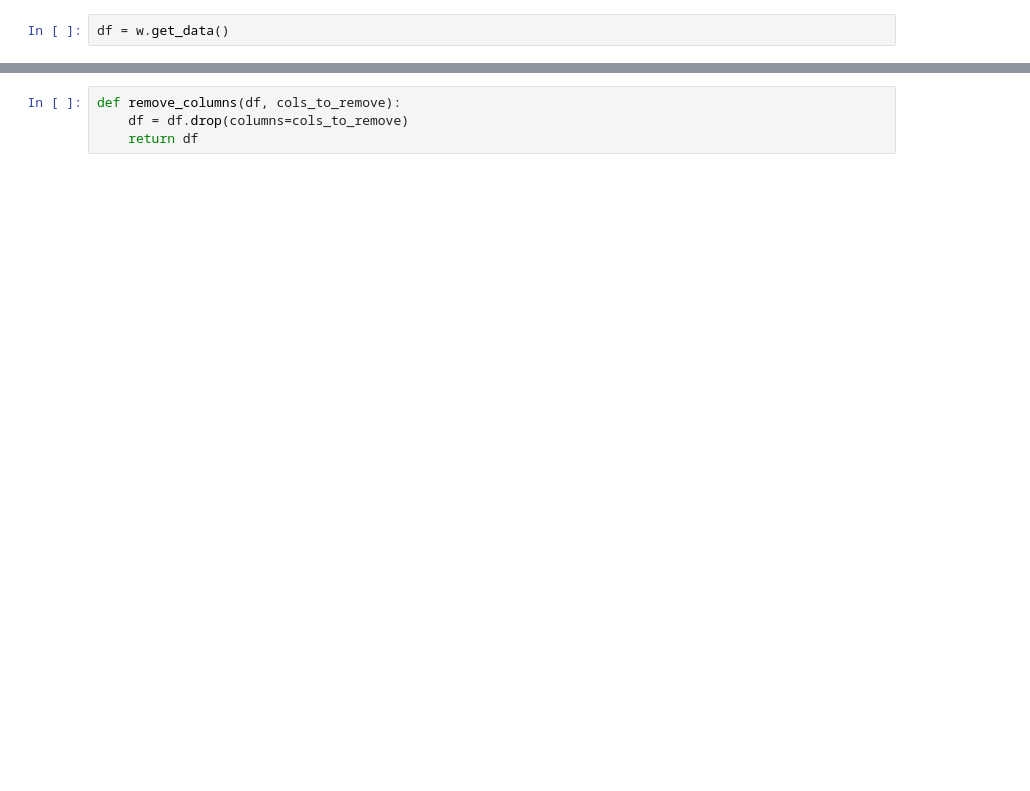
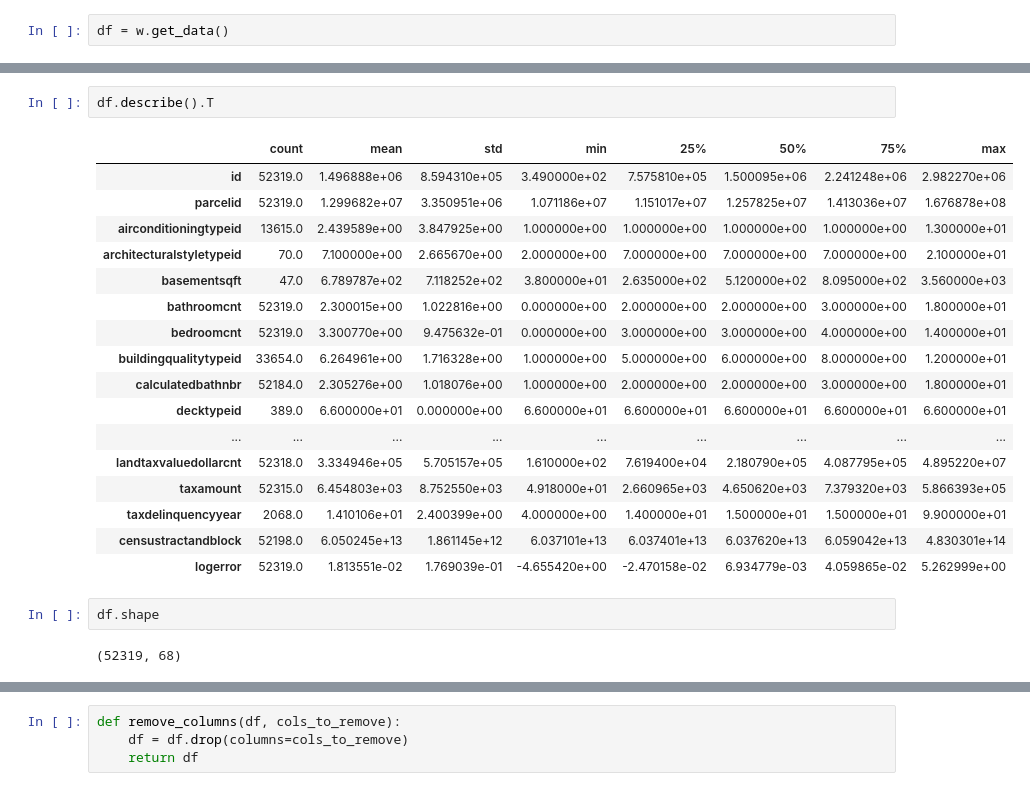
Before and after one commit to Keila-Camarillo/clustering_excercises, a Jupyter notebook: zillow_wrangle.ipynb, the cells around one changed output, grey strips where cells are left out. Cells and saved outputs as stored; diff of their text form; blank space fills up the shorter version.

```diff
--- a/zillow_wrangle.ipynb
+++ b/zillow_wrangle.ipynb
@@ -25,0 +64,24 @@ df
+# %%
+df.describe().T
+# %% [output]
+|  | count | mean | std | min | 25% | 50% | 75% | max |
+| id | 52319.0 | 1.496888e+06 | 8.594310e+05 | 3.490000e+02 | 7.575810e+05 | 1.500095e+06 | 2.241248e+06 | 2.982270e+06 |
+| parcelid | 52319.0 | 1.299682e+07 | 3.350951e+06 | 1.071186e+07 | 1.151017e+07 | 1.257825e+07 | 1.413036e+07 | 1.676878e+08 |
+| airconditioningtypeid | 13615.0 | 2.439589e+00 | 3.847925e+00 | 1.000000e+00 | 1.000000e+00 | 1.000000e+00 | 1.000000e+00 | 1.300000e+01 |
+| architecturalstyletypeid | 70.0 | 7.100000e+00 | 2.665670e+00 | 2.000000e+00 | 7.000000e+00 | 7.000000e+00 | 7.000000e+00 | 2.100000e+01 |
+| basementsqft | 47.0 | 6.789787e+02 | 7.118252e+02 | 3.800000e+01 | 2.635000e+02 | 5.120000e+02 | 8.095000e+02 | 3.560000e+03 |
+| bathroomcnt | 52319.0 | 2.300015e+00 | 1.022816e+00 | 0.000000e+00 | 2.000000e+00 | 2.000000e+00 | 3.000000e+00 | 1.800000e+01 |
+| bedroomcnt | 52319.0 | 3.300770e+00 | 9.475632e-01 | 0.000000e+00 | 3.000000e+00 | 3.000000e+00 | 4.000000e+00 | 1.400000e+01 |
+| buildingqualitytypeid | 33654.0 | 6.264961e+00 | 1.716328e+00 | 1.000000e+00 | 5.000000e+00 | 6.000000e+00 | 8.000000e+00 | 1.200000e+01 |
+| calculatedbathnbr | 52184.0 | 2.305276e+00 | 1.018076e+00 | 1.000000e+00 | 2.000000e+00 | 2.000000e+00 | 3.000000e+00 | 1.800000e+01 |
+| decktypeid | 389.0 | 6.600000e+01 | 0.000000e+00 | 6.600000e+01 | 6.600000e+01 | 6.600000e+01 | 6.600000e+01 | 6.600000e+01 |
+| ... | ... | ... | ... | ... | ... | ... | ... | ... |
+| landtaxvaluedollarcnt | 52318.0 | 3.334946e+05 | 5.705157e+05 | 1.610000e+02 | 7.619400e+04 | 2.180790e+05 | 4.087795e+05 | 4.895220e+07 |
+| taxamount | 52315.0 | 6.454803e+03 | 8.752550e+03 | 4.918000e+01 | 2.660965e+03 | 4.650620e+03 | 7.379320e+03 | 5.866393e+05 |
+| taxdelinquencyyear | 2068.0 | 1.410106e+01 | 2.400399e+00 | 4.000000e+00 | 1.400000e+01 | 1.500000e+01 | 1.500000e+01 | 9.900000e+01 |
+| censustractandblock | 52198.0 | 6.050245e+13 | 1.861145e+12 | 6.037101e+13 | 6.037401e+13 | 6.037620e+13 | 6.059042e+13 | 4.830301e+14 |
+| logerror | 52319.0 | 1.813551e-02 | 1.769039e-01 | -4.655420e+00 | -2.470158e-02 | 6.934779e-03 | 4.059865e-02 | 5.262999e+00 |
+# %%
+df.shape
+# %% [output]
+(52319, 68)
```
Also changed, not shown: parts of 31 cells of this notebook, 2 other files.
